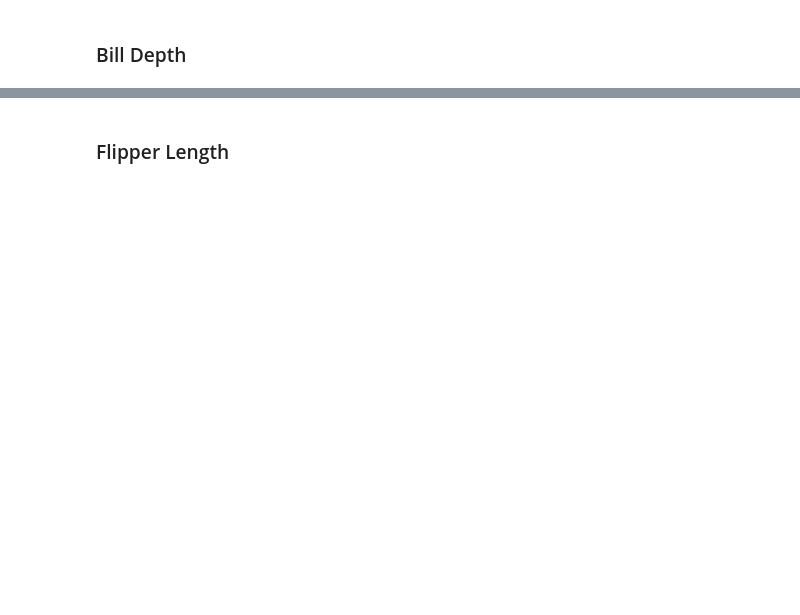
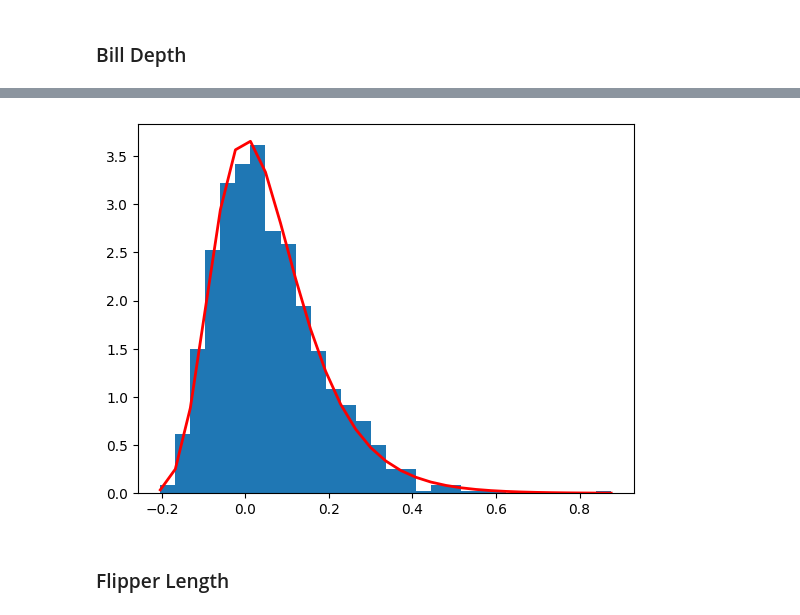
Before and after one commit to damienfarrell/fund-data, a Jupyter notebook: tasks.ipynb, the cells around one changed output, grey strips where cells are left out. Drawn from its saved outputs; the diff is of its cells as text; code cells hidden in the pictures; blank space fills up the shorter version.

```diff
--- a/tasks.ipynb
+++ b/tasks.ipynb
@@ -256,3 +294,14 @@ find_best_fit(df['bill_depth_mm'])
+# %%
+mu, beta = 0, 0.1 # location and scale
+s = np.random.gumbel(mu, beta, 1000)
+
+count, bins, ignored = plt.hist(s, 30, density=True)
+plt.plot(bins, (1/beta)*np.exp(-(bins - mu)/beta)
+         * np.exp( -np.exp( -(bins - mu) /beta) ),
+         linewidth=2, color='r')
+plt.show()
+# %% [output]
+[figure, added]
 # %% [markdown]
 ### Flipper Length
 # %%
```
Also changed, not shown: parts of 14 cells of this notebook.
